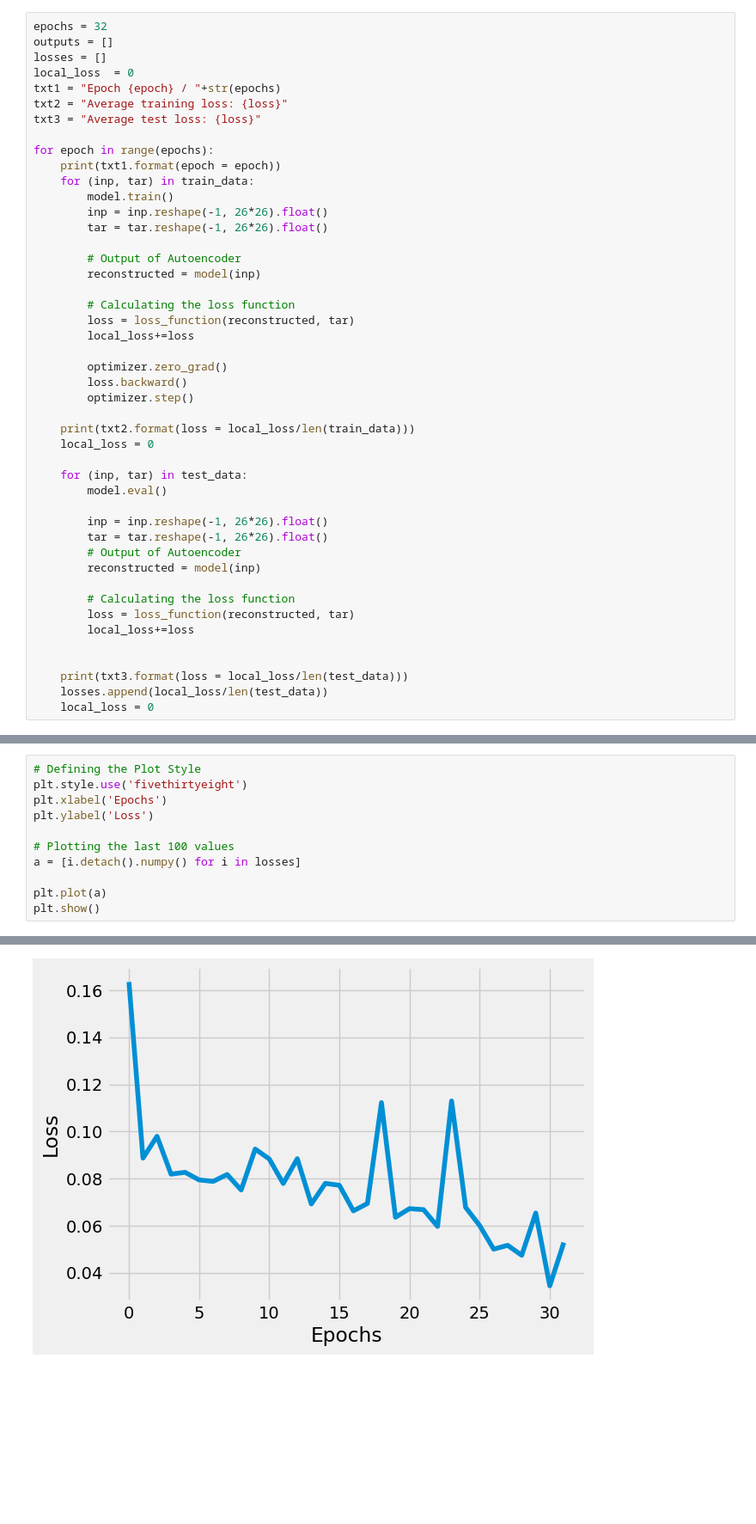
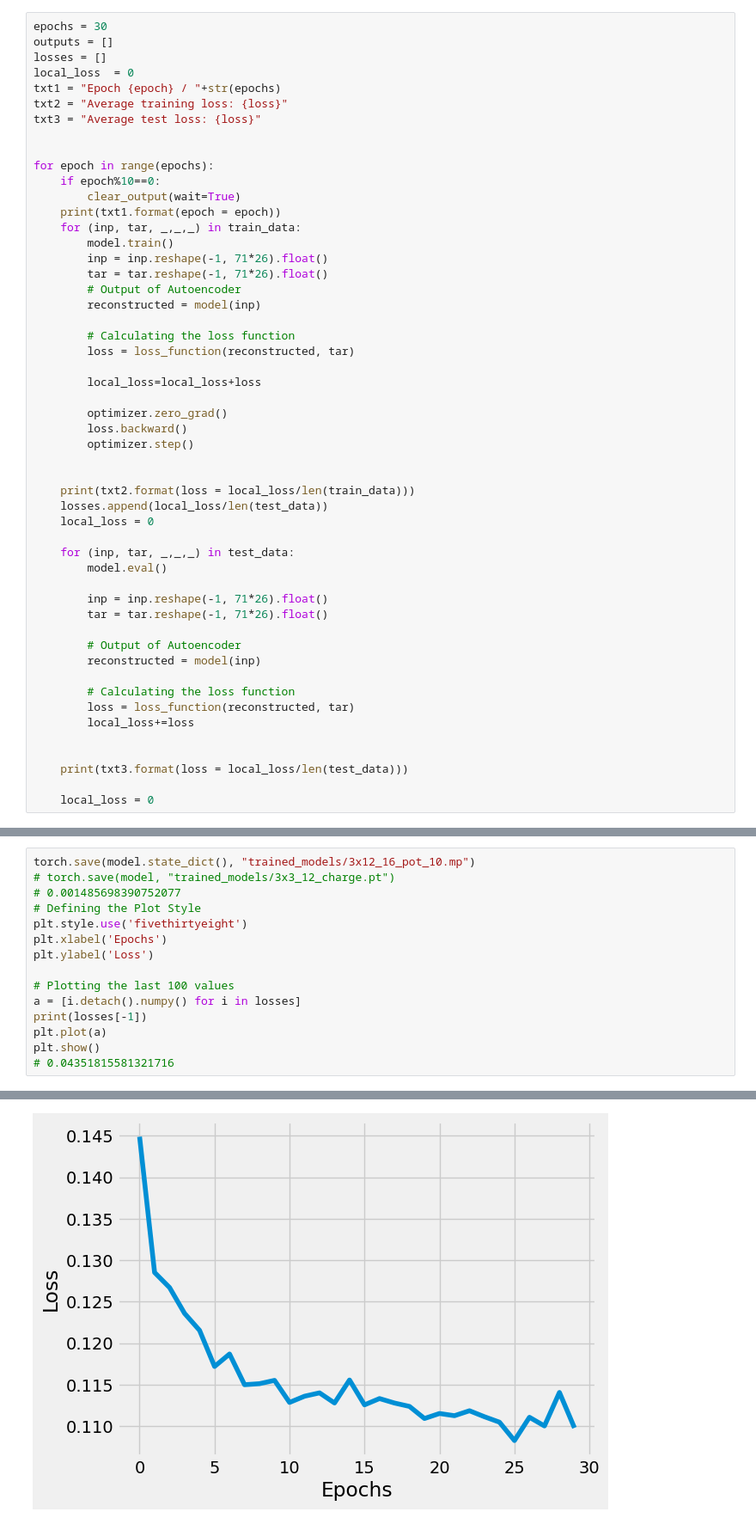
Before and after one commit to Helios113/ML_NEGF, a Jupyter notebook: main.ipynb, the cells around one changed output, grey strips where cells are left out. Shown at 86% size. Saved outputs shown, nothing was run; the diff lists cells and outputs as text; blank space fills up the shorter version.

```diff
--- a/main.ipynb
+++ b/main.ipynb
@@ -35,5 +36,5 @@ test_data = torch.utils.data.DataLoader(dataset=test_inds, batch_size=32,
 # %%
-epochs = 32
+epochs = 30
 outputs = []
 losses = []
 local_loss  = 0
@@ -41,32 +42,38 @@ txt1 = "Epoch {epoch} / "+str(epochs)
 txt2 = "Average training loss: {loss}"
 txt3 = "Average test loss: {loss}"
 
+
 for epoch in range(epochs):
+    if epoch%10==0:
+        clear_output(wait=True)
     print(txt1.format(epoch = epoch))
-    for (inp, tar) in train_data:
+    for (inp, tar, _,_,_) in train_data:
         model.train()
-        inp = inp.reshape(-1, 26*26).float()
-        tar = tar.reshape(-1, 26*26).float()
-
+        inp = inp.reshape(-1, 71*26).float()
+        tar = tar.reshape(-1, 71*26).float()
         # Output of Autoencoder
         reconstructed = model(inp)
 
         # Calculating the loss function
         loss = loss_function(reconstructed, tar)
-        local_loss+=loss
+
+        local_loss=local_loss+loss
 
         optimizer.zero_grad()
         loss.backward()
         optimizer.step()
 
+
     print(txt2.format(loss = local_loss/len(train_data)))
+    losses.append(local_loss/len(test_data))
     local_loss = 0
 
-    for (inp, tar) in test_data:
+    for (inp, tar, _,_,_) in test_data:
         model.eval()
 
-        inp = inp.reshape(-1, 26*26).float()
-        tar = tar.reshape(-1, 26*26).float()
+        inp = inp.reshape(-1, 71*26).float()
+        tar = tar.reshape(-1, 71*26).float()
+
         # Output of Autoencoder
         reconstructed = model(inp)
 
@@ -76,6 +83,6 @@ for epoch in range(epochs):
 
 
     print(txt3.format(loss = local_loss/len(test_data)))
-    losses.append(local_loss/len(test_data))
+
     local_loss = 0
 # %% [output]
@@ -99,4 +106,7 @@ Average test loss: 0.052760012447834015
 # %%
+torch.save(model.state_dict(), "trained_models/3x12_16_pot_10.mp")
+# torch.save(model, "trained_models/3x3_12_charge.pt")
+# 0.001485698390752077
 # Defining the Plot Style
 plt.style.use('fivethirtyeight')
 plt.xlabel('Epochs')
@@ -104,7 +114,8 @@ plt.ylabel('Loss')
 
 # Plotting the last 100 values
 a = [i.detach().numpy() for i in losses]
-
+print(losses[-1])
 plt.plot(a)
 plt.show()
+# 0.04351815581321716
 # %% [output]
@@ -111,4 +123,4 @@ plt.show()
-[figure, old version]
+[figure, new version]
 # %%
 
 # 1600
```
Also changed, not shown: parts of 4 cells of this notebook, 28 other files.
